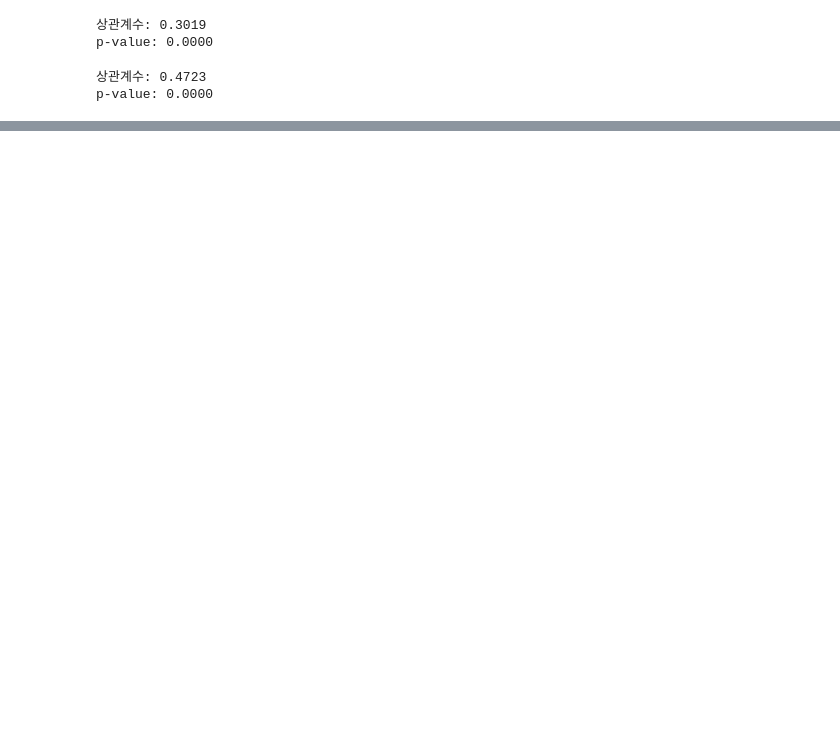
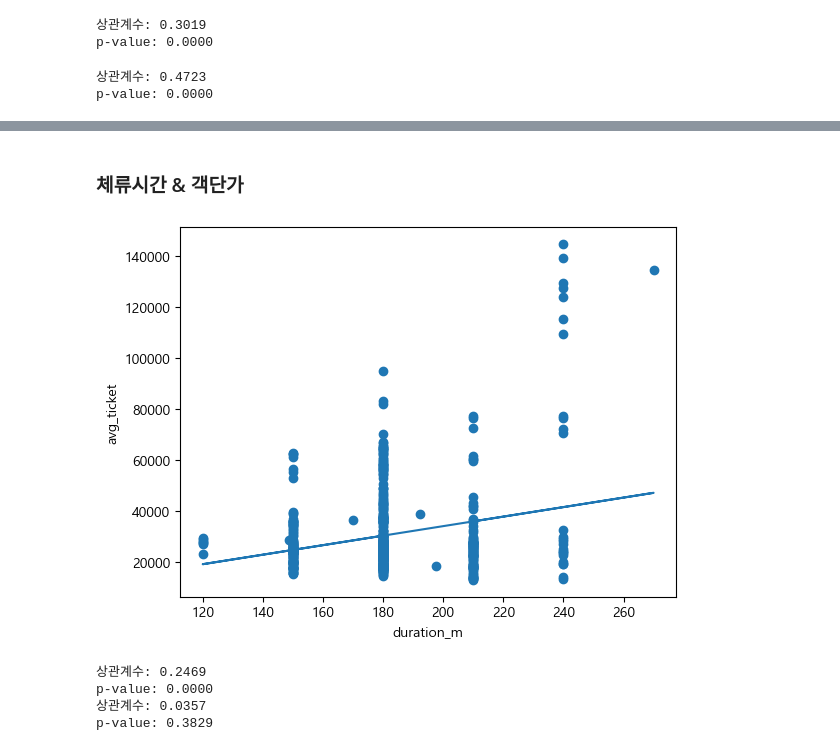
Before and after one commit to bulsajo1/final_project, a Jupyter notebook: eunbi/통계_은비.ipynb, the cells around one changed output, grey strips where cells are left out. Saved outputs shown, nothing was run; the diff lists cells and outputs as text; code cells hidden in the pictures; blank space fills up the shorter version.

```diff
--- a/eunbi/통계_은비.ipynb
+++ b/eunbi/통계_은비.ipynb
@@ -471,0 +582,42 @@ p-value: 0.0000
+# %% [markdown]
+### 체류시간 & 객단가
+# %%
+# (분기, 동) 단위로 매칭
+df_ticket = (df.groupby(['base_quarter', 'adm_dong_nm'], as_index=False)['avg_ticket']
+               .mean())
+
+merged = duration.merge(
+    df_ticket,
+    left_on=['quarter', 'adm_dong_nm'],
+    right_on=['base_quarter', 'adm_dong_nm'],
+    how='inner'
+).dropna(subset=['duration_m', 'avg_ticket'])
+
+x = merged["duration_m"]
+y = merged["avg_ticket"]
+
+plt.scatter(x, y)
+
+# 회귀선 계산
+m, b = np.polyfit(x, y, 1)
+
+# 회귀선 그리기
+plt.plot(x, m * x + b)
+
+plt.xlabel("duration_m")
+plt.ylabel("avg_ticket")
+plt.show()
+
+r, p_value = stats.pearsonr(x, y)
+print(f'상관계수: {r:.4f}')
+print(f'p-value: {p_value:.4f}')
+
+r, p_value = stats.spearmanr(x, y)
+print(f'상관계수: {r:.4f}')
+print(f'p-value: {p_value:.4f}')
+# %% [output]
+[figure, added]
+상관계수: 0.2469
+p-value: 0.0000
+상관계수: 0.0357
+p-value: 0.3829
```
Also changed, not shown: parts of 48 cells of this notebook.
